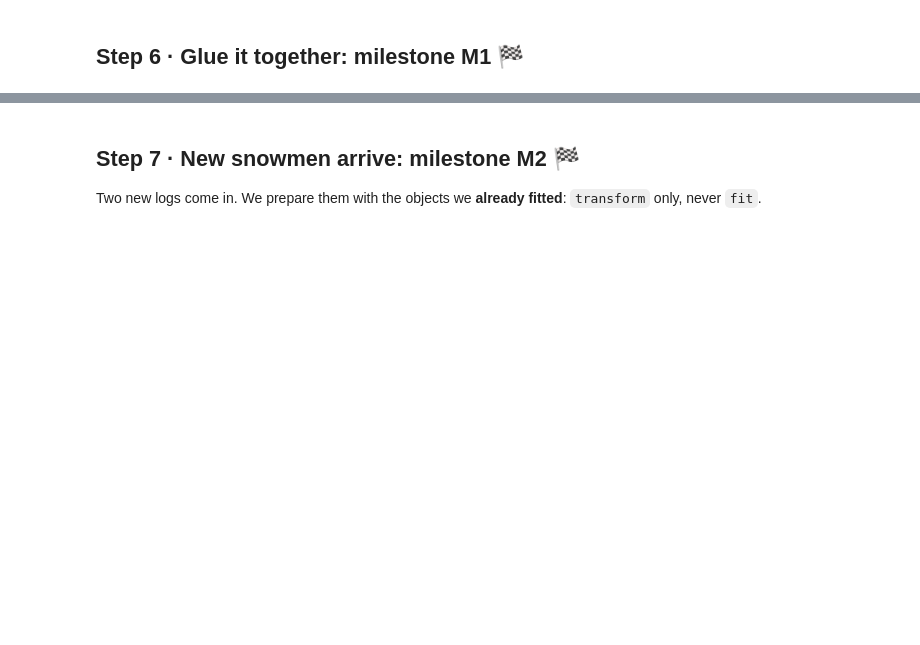
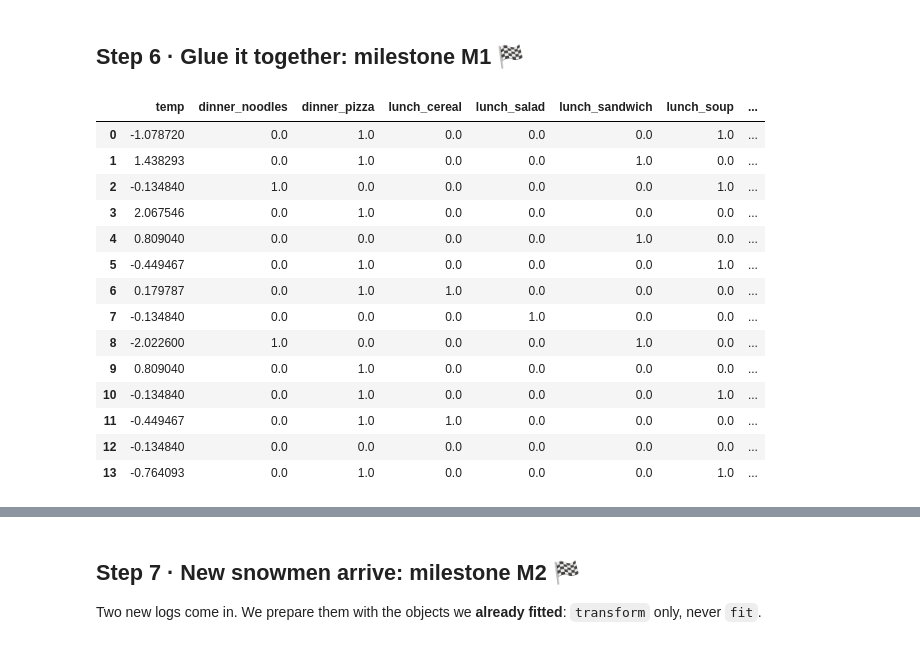
Before and after one commit to Prndxt/aipm-feature-engineering, a Jupyter notebook: 2_snowman_exercise.ipynb, the cells around one changed output, grey strips where cells are left out. Saved outputs shown, nothing was run; the diff lists cells and outputs as text; code cells hidden in the pictures; blank space fills up the shorter version.

```diff
--- a/2_snowman_exercise.ipynb
+++ b/2_snowman_exercise.ipynb
@@ -97,6 +131,6 @@ print("✅ Plan complete. If the plan is right, the code is just typing.")
 Order matters: a scaler can't compute a mean with empty cells, so **impute first, then scale**.
 # %%
 # ✏️ Your turn: fill temp with its median (learned from these training rows)
-temp_imputer = SimpleImputer(strategy="___").set_output(transform="pandas")
+temp_imputer = SimpleImputer(strategy="median").set_output(transform="pandas")
 temp_filled = temp_imputer.fit_transform(X_train[["temp"]])
 print("Learned median:", temp_imputer.statistics_[0])
@@ -111,5 +149,5 @@ print("✅ Correct: the median of the 12 known temperatures is 0.0 °C.")
 # %%
 # ✏️ Your turn: scale the FILLED temperatures (fit on training rows, apply to the same rows)
 temp_scaler = StandardScaler().set_output(transform="pandas")
-temp_ready = temp_scaler.___(temp_filled)
+temp_ready = temp_scaler.fit_transform(temp_filled)
 print("mean:", abs(round(temp_ready["temp"].mean(), 2)), "| SD:", round(temp_ready["temp"].std(ddof=0), 2))
@@ -117,6 +157,6 @@ print("mean:", abs(round(temp_ready["temp"].mean(), 2)), "| SD:", round(temp_rea
 ## Step 4 · `dinner`: fill the gaps with the most frequent dinner
 # %%
 # ✏️ Your turn: which strategy works for words?
-dinner_imputer = SimpleImputer(strategy="___").set_output(transform="pandas")
+dinner_imputer = SimpleImputer(strategy="most_frequent").set_output(transform="pandas")
 dinner_filled = dinner_imputer.fit_transform(X_train[["dinner"]])
 print("Learned fill value:", dinner_imputer.statistics_[0])
@@ -131,10 +175,10 @@ With `drop="first"`, the first category (alphabetically) is dropped and becomes
 # %%
 # ✏️ Your turn: encode lunch and precipitation together, and the FILLED dinner separately
 lunch_precip_encoder = OneHotEncoder(drop="first", sparse_output=False).set_output(transform="pandas")
-lunch_precip_ready = lunch_precip_encoder.fit_transform(X_train[["___", "___"]])
+lunch_precip_ready = lunch_precip_encoder.fit_transform(X_train[["lunch", "precipitation"]])
 
 dinner_encoder = OneHotEncoder(drop="first", sparse_output=False).set_output(transform="pandas")
-dinner_ready = dinner_encoder.fit_transform(___)
+dinner_ready = dinner_encoder.fit_transform(dinner_filled)
 
 print(list(lunch_precip_ready.columns))
 print(list(dinner_ready.columns))
@@ -147,8 +196,24 @@ print("✅ Correct: burger and fishsticks are the references (all zeros). precip
 ## Step 6 · Glue it together: **milestone M1** 🏁
 # %%
 # ✏️ Your turn: put the three ready pieces side by side (axis=1 means: as columns)
-X_train_fe = pd.concat([temp_ready, dinner_ready, lunch_precip_ready], axis=___)
+X_train_fe = pd.concat([temp_ready, dinner_ready, lunch_precip_ready], axis=1)
 X_train_fe
+# %% [output]
+|  | temp | dinner_noodles | dinner_pizza | lunch_cereal | lunch_salad | lunch_sandwich | lunch_soup | ... |
+| 0 | -1.078720 | 0.0 | 1.0 | 0.0 | 0.0 | 0.0 | 1.0 | ... |
+| 1 | 1.438293 | 0.0 | 1.0 | 0.0 | 0.0 | 1.0 | 0.0 | ... |
+| 2 | -0.134840 | 1.0 | 0.0 | 0.0 | 0.0 | 0.0 | 1.0 | ... |
+| 3 | 2.067546 | 0.0 | 1.0 | 0.0 | 0.0 | 0.0 | 0.0 | ... |
+| 4 | 0.809040 | 0.0 | 0.0 | 0.0 | 0.0 | 1.0 | 0.0 | ... |
+| 5 | -0.449467 | 0.0 | 1.0 | 0.0 | 0.0 | 0.0 | 1.0 | ... |
+| 6 | 0.179787 | 0.0 | 1.0 | 1.0 | 0.0 | 0.0 | 0.0 | ... |
+| 7 | -0.134840 | 0.0 | 0.0 | 0.0 | 1.0 | 0.0 | 0.0 | ... |
+| 8 | -2.022600 | 1.0 | 0.0 | 0.0 | 0.0 | 1.0 | 0.0 | ... |
+| 9 | 0.809040 | 0.0 | 1.0 | 0.0 | 0.0 | 0.0 | 0.0 | ... |
+| 10 | -0.134840 | 0.0 | 1.0 | 0.0 | 0.0 | 0.0 | 1.0 | ... |
+| 11 | -0.449467 | 0.0 | 1.0 | 1.0 | 0.0 | 0.0 | 0.0 | ... |
+| 12 | -0.134840 | 0.0 | 0.0 | 0.0 | 0.0 | 0.0 | 0.0 | ... |
+| 13 | -0.764093 | 0.0 | 1.0 | 0.0 | 0.0 | 0.0 | 1.0 | ... |
 # %%
 # ✅ Check (M1)
 assert X_train_fe.shape == (14, 8), "Expected 14 rows × 8 columns."
```
Also changed, not shown: parts of 24 cells of this notebook, 2 other files.
